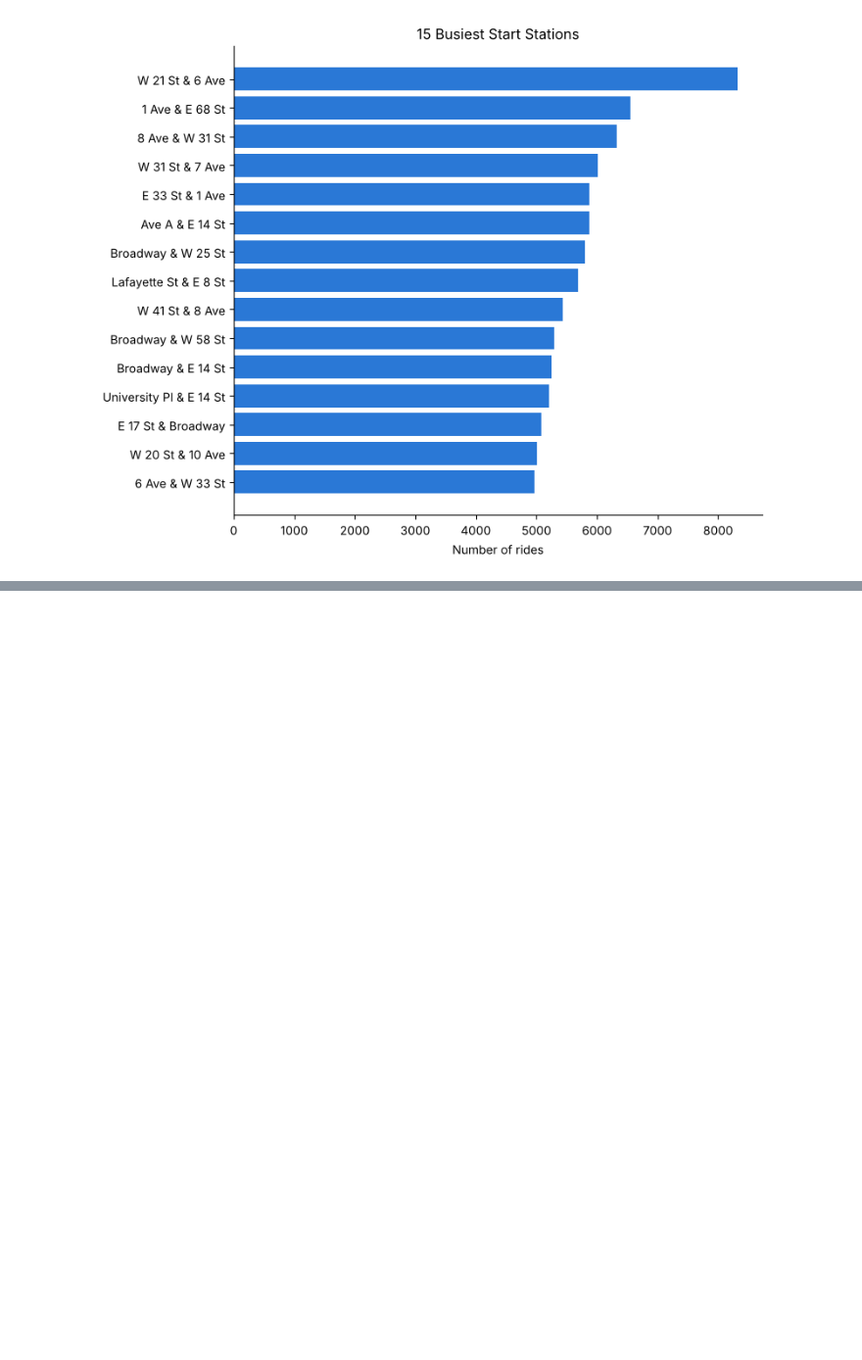
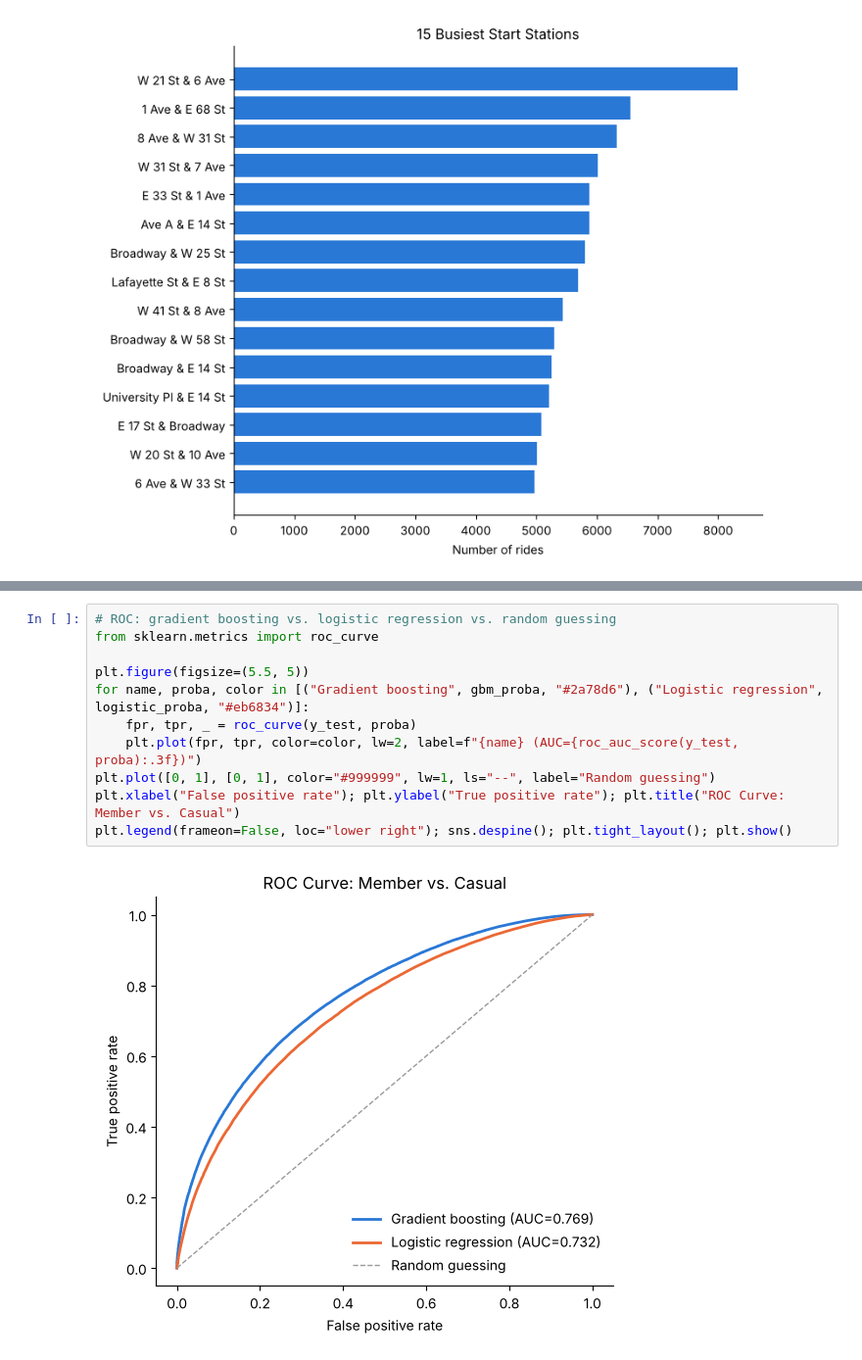
Before and after one commit to AncientAbacus/NYC-CitiBike-Analysis, a Jupyter notebook: CitiBike_Analysis.ipynb, the cells around one changed output, grey strips where cells are left out. Shown at 98% size. Drawn from its saved outputs; the diff is of its cells as text; blank space fills up the shorter version.

```diff
--- a/CitiBike_Analysis.ipynb
+++ b/CitiBike_Analysis.ipynb
@@ -400,0 +377,13 @@ random (not time-based) train/test split.
+# %%
+# ROC: gradient boosting vs. logistic regression vs. random guessing
+from sklearn.metrics import roc_curve
+
+plt.figure(figsize=(5.5, 5))
+for name, proba, color in [("Gradient boosting", gbm_proba, "#2a78d6"), ("Logistic regression", logistic_proba, "#eb6834")]:
+    fpr, tpr, _ = roc_curve(y_test, proba)
+    plt.plot(fpr, tpr, color=color, lw=2, label=f"{name} (AUC={roc_auc_score(y_test, proba):.3f})")
+plt.plot([0, 1], [0, 1], color="#999999", lw=1, ls="--", label="Random guessing")
+plt.xlabel("False positive rate"); plt.ylabel("True positive rate"); plt.title("ROC Curve: Member vs. Casual")
+plt.legend(frameon=False, loc="lower right"); sns.despine(); plt.tight_layout(); plt.show()
+# %% [output]
+[figure, added]
```
Also changed, not shown: parts of 18 cells of this notebook, 3 other files.
